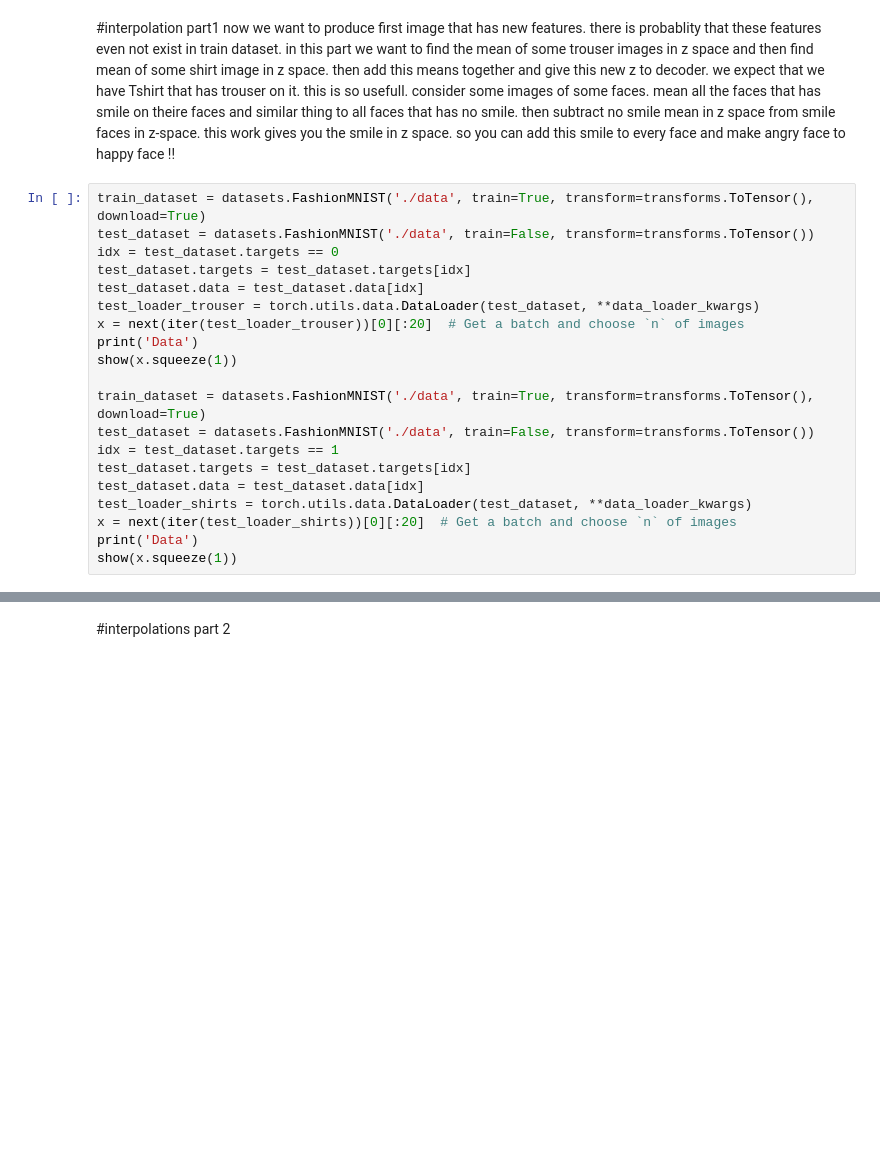
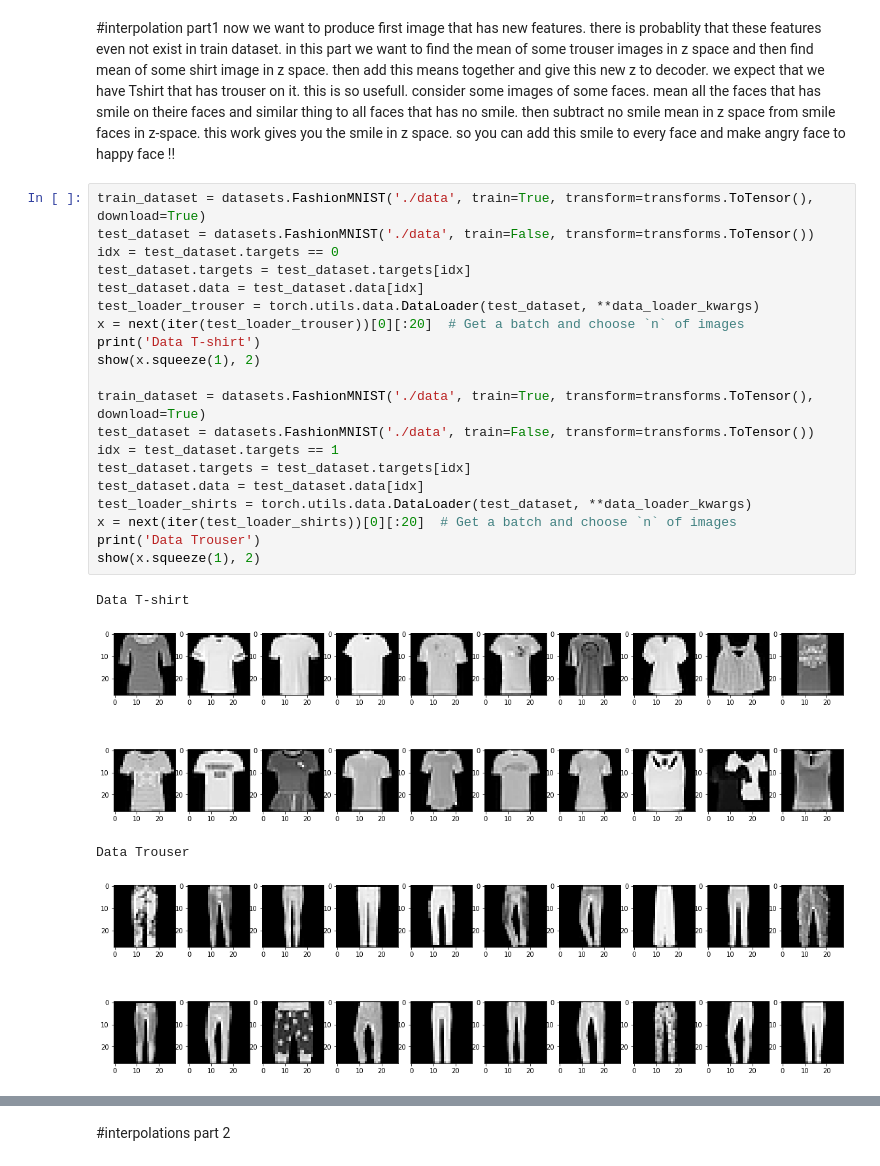
Before and after one commit to ytabatabaee/Machine-Learning-for-Bioinformatics, a Jupyter notebook: vae/ML_HW6_P1.ipynb, the cells around one changed output, grey strips where cells are left out. Cells and saved outputs as stored; diff of their text form; blank space fills up the shorter version.

```diff
--- a/vae/ML_HW6_P1.ipynb
+++ b/vae/ML_HW6_P1.ipynb
@@ -307,23 +397,28 @@ this is so usefull. consider some images of some faces. mean all the faces that
 # %%
 train_dataset = datasets.FashionMNIST('./data', train=True, transform=transforms.ToTensor(), download=True)
 test_dataset = datasets.FashionMNIST('./data', train=False, transform=transforms.ToTensor())
 idx = test_dataset.targets == 0
 test_dataset.targets = test_dataset.targets[idx]
 test_dataset.data = test_dataset.data[idx]
 test_loader_trouser = torch.utils.data.DataLoader(test_dataset, **data_loader_kwargs)
 x = next(iter(test_loader_trouser))[0][:20]  # Get a batch and choose `n` of images
-print('Data')
-show(x.squeeze(1))
+print('Data T-shirt')
+show(x.squeeze(1), 2)
 
 train_dataset = datasets.FashionMNIST('./data', train=True, transform=transforms.ToTensor(), download=True)
 test_dataset = datasets.FashionMNIST('./data', train=False, transform=transforms.ToTensor())
 idx = test_dataset.targets == 1
 test_dataset.targets = test_dataset.targets[idx]
 test_dataset.data = test_dataset.data[idx]
 test_loader_shirts = torch.utils.data.DataLoader(test_dataset, **data_loader_kwargs)
 x = next(iter(test_loader_shirts))[0][:20]  # Get a batch and choose `n` of images
-print('Data')
-show(x.squeeze(1))
+print('Data Trouser')
+show(x.squeeze(1), 2)
+# %% [output]
+Data T-shirt
+[figure, added]
+Data Trouser
+[figure, added]
 # %%
 def combine(model, n_rows):
     """
```
Also changed, not shown: parts of 13 cells of this notebook, 5 other files.
